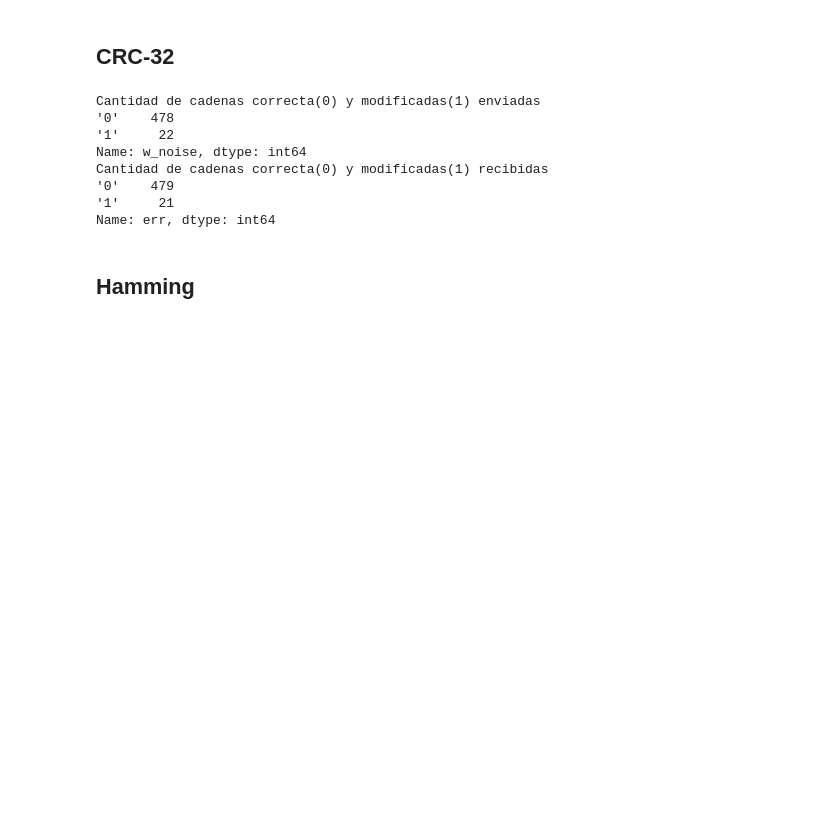
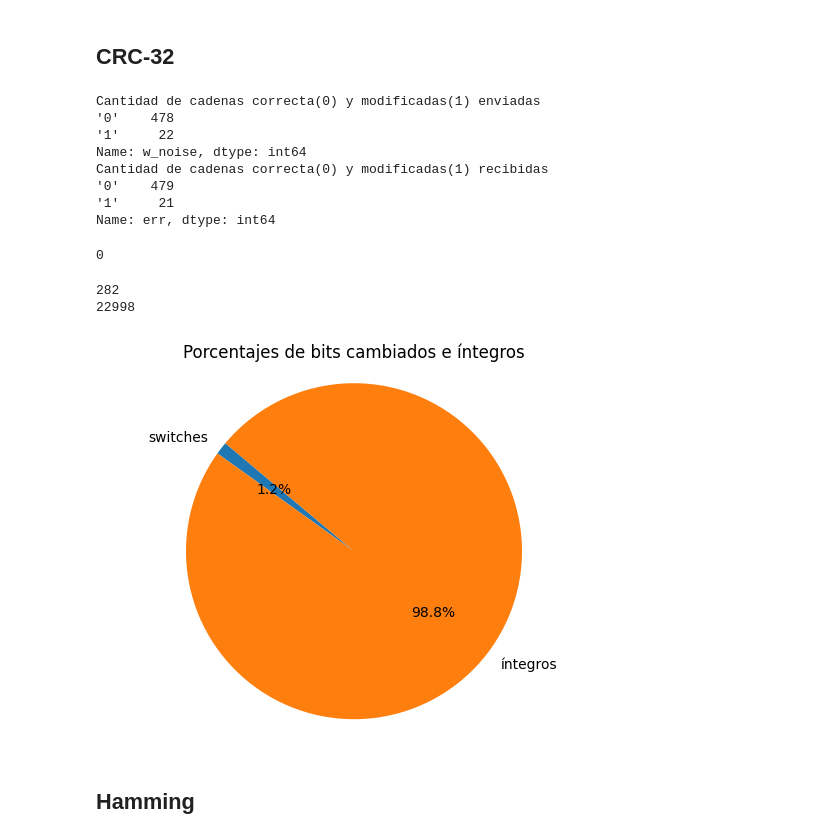
Before and after one commit to MaIsabelSolano/UVG_Redes_Lab-2_P-2, a Jupyter notebook: Reporte.ipynb, the cells around one changed output. Cells and saved outputs as stored; diff of their text form; code cells hidden in the pictures; blank space fills up the shorter version.

```diff
--- a/Reporte.ipynb
+++ b/Reporte.ipynb
@@ -88,6 +89,47 @@ Cantidad de cadenas correcta(0) y modificadas(1) recibidas
 '0'    479
 '1'     21
 Name: err, dtype: int64
+# %%
+eCRC['id'][0]
+# %% [output]
+0
+# %%
+switches_general = 0
+digitos_general = 0
+porPalabra = []
+
+for x in eCRC['id']:
+    # for y in eCRC['codified'][x][1:-1]:
+    for i in range(len(eCRC['codified'][x])):
+        if eCRC['codified'][x] != "'":
+            digitos_general += 1
+
+            if eCRC['codified'][x][i] != eCRC['modified'][x][i]:
+                switches_general += 1
+
+print(switches_general)
+print(digitos_general)
+# %% [output]
+282
+22998
+# %%
+# Data for the pie chart
+labels = ['switches', 'íntegros']
+sizes = [switches_general, digitos_general - switches_general]  # Percentages or values for each category
+
+# Create a pie chart
+plt.pie(sizes, labels=labels, autopct='%1.1f%%', startangle=140)
+
+# Equal aspect ratio ensures that pie is drawn as a circle.
+plt.axis('equal')
+
+# Add a title
+plt.title("Porcentajes de bits cambiados e íntegros")
+
+# Show the pie chart
+plt.show()
+# %% [output]
+[figure, added]
 # %% [markdown]
 ## Hamming
 # %%
```
Also changed, not shown: parts of 3 cells of this notebook.
